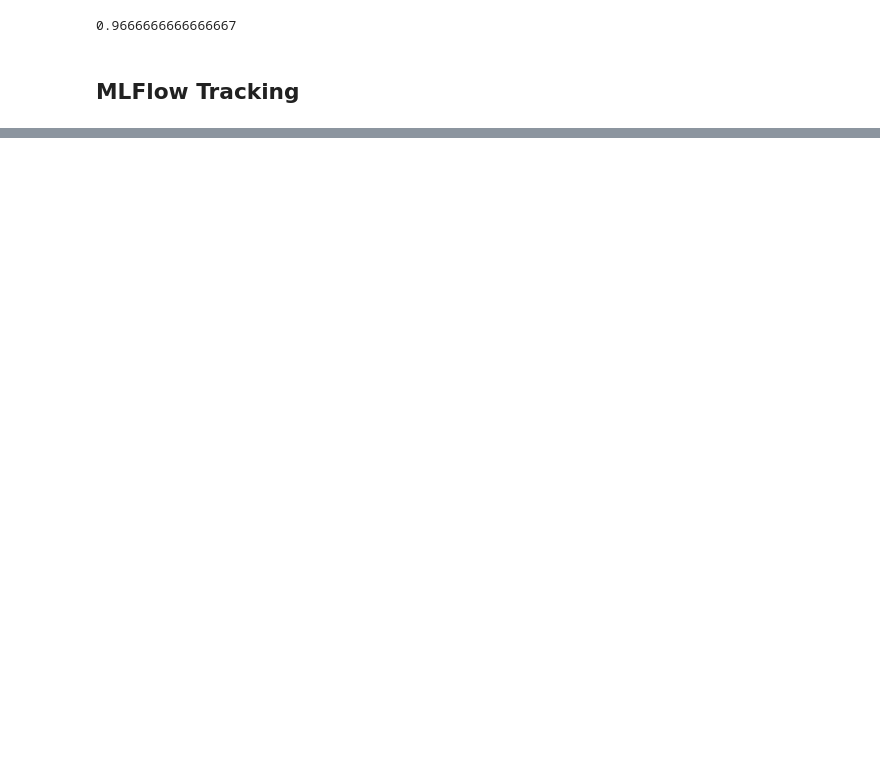
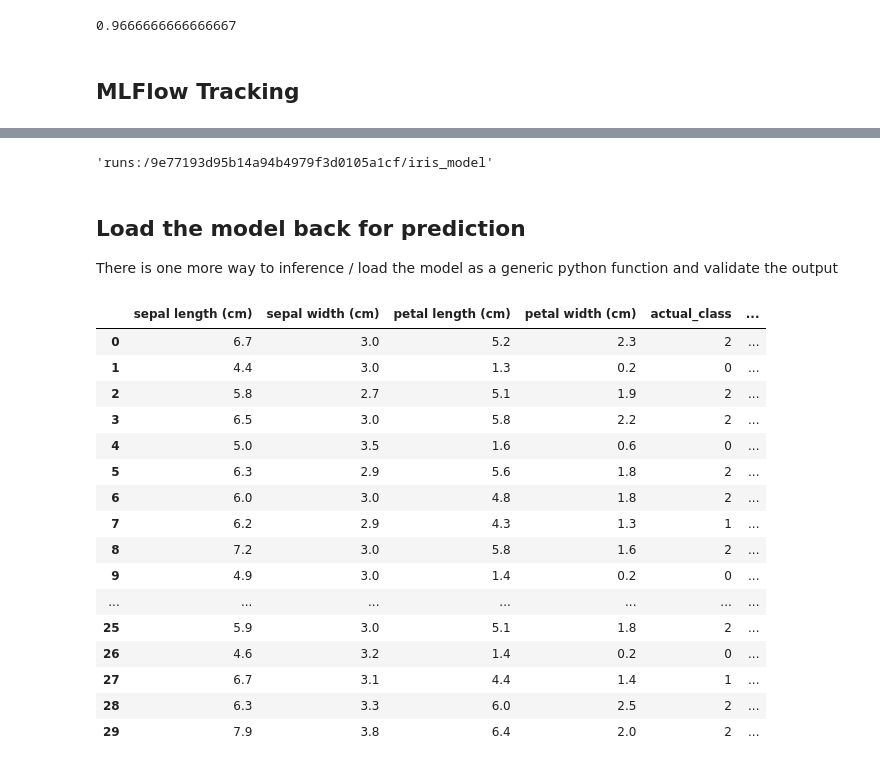
Before and after one commit to SaketMunda/started-with-mlflow, a Jupyter notebook: 1-MLproject/getting-started-ml.ipynb, the cells around one changed output, grey strips where cells are left out. Cells and saved outputs as stored; diff of their text form; code cells hidden in the pictures; blank space fills up the shorter version.

Commit message:
model inference

```diff
--- a/1-MLproject/getting-started-ml.ipynb
+++ b/1-MLproject/getting-started-ml.ipynb
@@ -86,0 +833,41 @@ Created version '1' of model 'tracking-quickstart'.
+# %%
+# the path that is used for model inferencing can also be obtained as
+model_info.model_uri
+# %% [output]
+'runs:/9e77193d95b14a94b4979f3d0105a1cf/iris_model'
+# %% [markdown]
+## Load the model back for prediction
+
+There is one more way to inference / load the model as a generic python function and validate the output
+# %%
+loaded_model = mlflow.pyfunc.load_model(model_info.model_uri)
+
+predictions = loaded_model.predict(X_test)
+
+# load the original dataset
+iris_features_name = datasets.load_iris().feature_names
+
+result = pd.DataFrame(X_test, columns=iris_features_name)
+
+result["actual_class"] = y_test
+result["predicted_class"] = predictions
+
+result
+# %% [output]
+|  | sepal length (cm) | sepal width (cm) | petal length (cm) | petal width (cm) | actual_class | ... |
+| 0 | 6.7 | 3.0 | 5.2 | 2.3 | 2 | ... |
+| 1 | 4.4 | 3.0 | 1.3 | 0.2 | 0 | ... |
+| 2 | 5.8 | 2.7 | 5.1 | 1.9 | 2 | ... |
+| 3 | 6.5 | 3.0 | 5.8 | 2.2 | 2 | ... |
+| 4 | 5.0 | 3.5 | 1.6 | 0.6 | 0 | ... |
+| 5 | 6.3 | 2.9 | 5.6 | 1.8 | 2 | ... |
+| 6 | 6.0 | 3.0 | 4.8 | 1.8 | 2 | ... |
+| 7 | 6.2 | 2.9 | 4.3 | 1.3 | 1 | ... |
+| 8 | 7.2 | 3.0 | 5.8 | 1.6 | 2 | ... |
+| 9 | 4.9 | 3.0 | 1.4 | 0.2 | 0 | ... |
+| ... | ... | ... | ... | ... | ... | ... |
+| 25 | 5.9 | 3.0 | 5.1 | 1.8 | 2 | ... |
+| 26 | 4.6 | 3.2 | 1.4 | 0.2 | 0 | ... |
+| 27 | 6.7 | 3.1 | 4.4 | 1.4 | 1 | ... |
+| 28 | 6.3 | 3.3 | 6.0 | 2.5 | 2 | ... |
+| 29 | 7.9 | 3.8 | 6.4 | 2.0 | 2 | ... |
```
Also changed, not shown: parts of 5 cells of this notebook.
